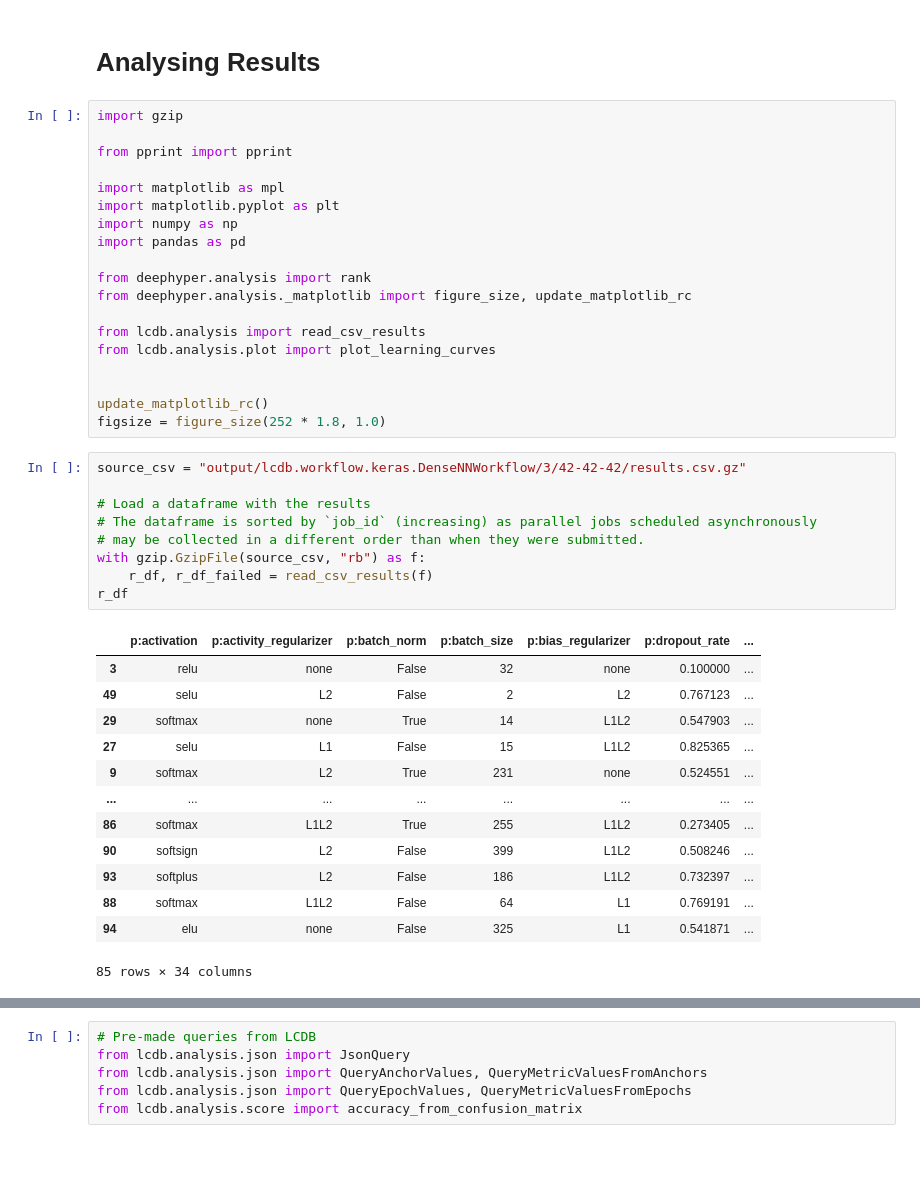
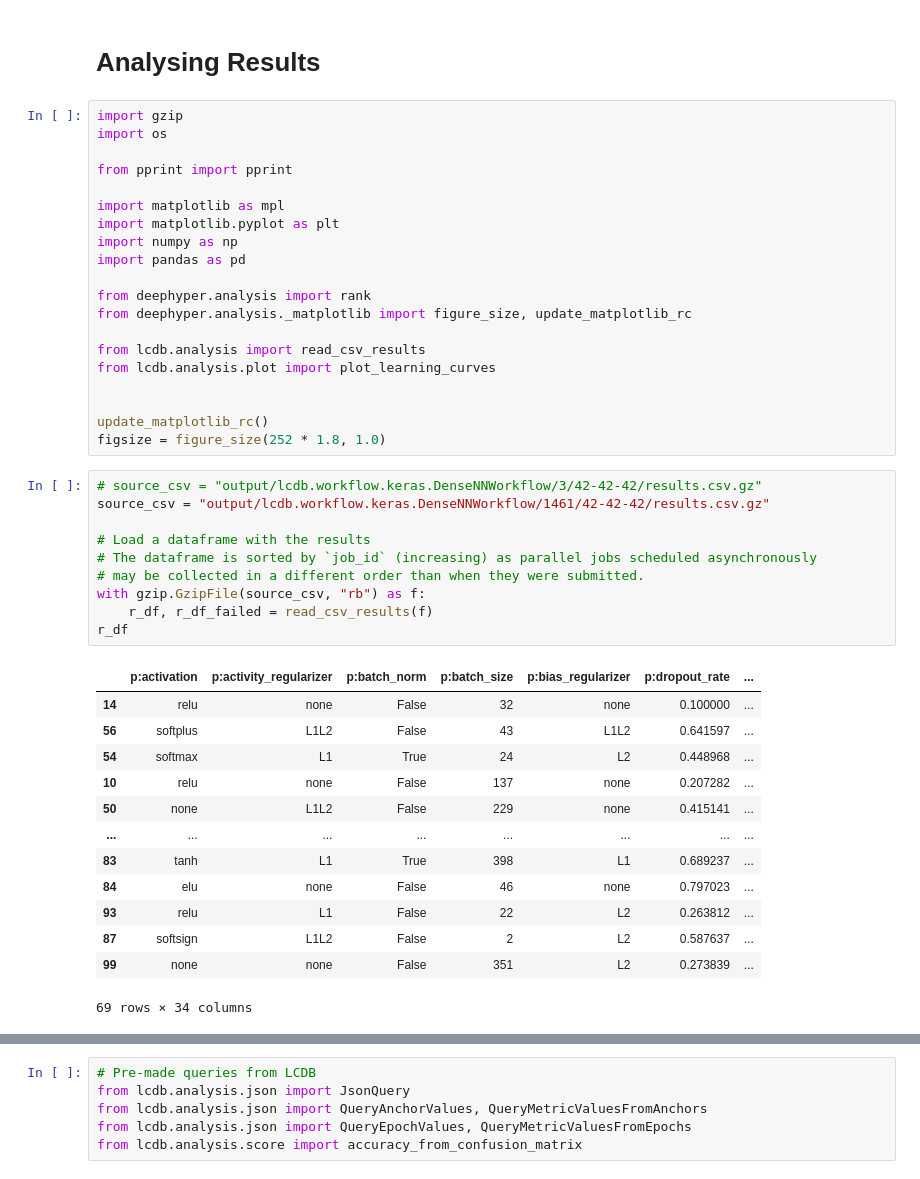
Before and after one commit to fmohr/lcdb, a Jupyter notebook: publications/2023-neurips/experiments/alcf/polaris/densenn/analysis.ipynb, the cells around one changed output, grey strips where cells are left out. Cells and saved outputs as stored; diff of their text form.

```diff
--- a/publications/2023-neurips/experiments/alcf/polaris/densenn/analysis.ipynb
+++ b/publications/2023-neurips/experiments/alcf/polaris/densenn/analysis.ipynb
@@ -2,6 +2,7 @@
 # Analysing Results
 # %%
 import gzip
+import os
 
 from pprint import pprint
 
@@ -20,28 +21,29 @@ from lcdb.analysis.plot import plot_learning_curves
 update_matplotlib_rc()
 figsize = figure_size(252 * 1.8, 1.0)
 # %%
-source_csv = "output/lcdb.workflow.keras.DenseNNWorkflow/3/42-42-42/results.csv.gz"
+# source_csv = "output/lcdb.workflow.keras.DenseNNWorkflow/3/42-42-42/results.csv.gz"
+source_csv = "output/lcdb.workflow.keras.DenseNNWorkflow/1461/42-42-42/results.csv.gz"
 
 # Load a dataframe with the results
 # The dataframe is sorted by `job_id` (increasing) as parallel jobs scheduled asynchronously
 # may be collected in a different order than when they were submitted.
 with gzip.GzipFile(source_csv, "rb") as f:
     r_df, r_df_failed = read_csv_results(f)
 r_df
 # %% [output]
 |  | p:activation | p:activity_regularizer | p:batch_norm | p:batch_size | p:bias_regularizer | p:dropout_rate | ... |
-| 3 | relu | none | False | 32 | none | 0.100000 | ... |
-| 49 | selu | L2 | False | 2 | L2 | 0.767123 | ... |
-| 29 | softmax | none | True | 14 | L1L2 | 0.547903 | ... |
-| 27 | selu | L1 | False | 15 | L1L2 | 0.825365 | ... |
-| 9 | softmax | L2 | True | 231 | none | 0.524551 | ... |
+| 14 | relu | none | False | 32 | none | 0.100000 | ... |
+| 56 | softplus | L1L2 | False | 43 | L1L2 | 0.641597 | ... |
+| 54 | softmax | L1 | True | 24 | L2 | 0.448968 | ... |
+| 10 | relu | none | False | 137 | none | 0.207282 | ... |
+| 50 | none | L1L2 | False | 229 | none | 0.415141 | ... |
 | ... | ... | ... | ... | ... | ... | ... | ... |
-| 86 | softmax | L1L2 | True | 255 | L1L2 | 0.273405 | ... |
-| 90 | softsign | L2 | False | 399 | L1L2 | 0.508246 | ... |
-| 93 | softplus | L2 | False | 186 | L1L2 | 0.732397 | ... |
-| 88 | softmax | L1L2 | False | 64 | L1 | 0.769191 | ... |
-| 94 | elu | none | False | 325 | L1 | 0.541871 | ... |
+| 83 | tanh | L1 | True | 398 | L1 | 0.689237 | ... |
+| 84 | elu | none | False | 46 | none | 0.797023 | ... |
+| 93 | relu | L1 | False | 22 | L2 | 0.263812 | ... |
+| 87 | softsign | L1L2 | False | 2 | L2 | 0.587637 | ... |
+| 99 | none | none | False | 351 | L2 | 0.273839 | ... |
-85 rows × 34 columns
+69 rows × 34 columns
 # %%
 r_df_failed
 # %% [output]
```
Also changed, not shown: parts of 12 cells of this notebook, 2 other files.
